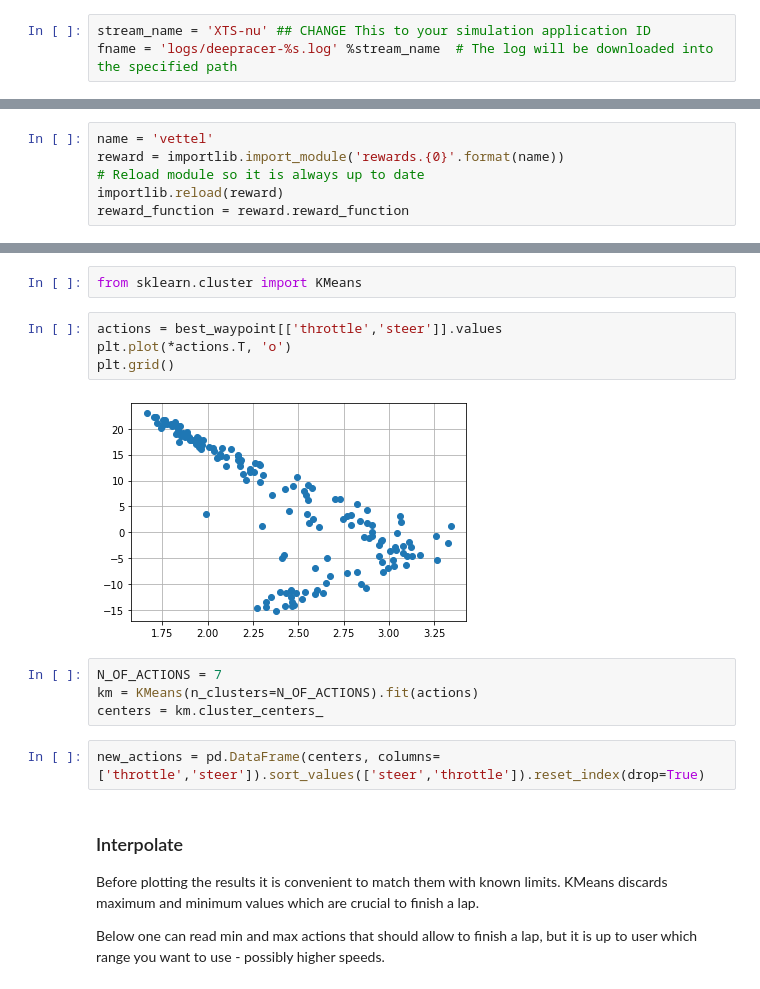
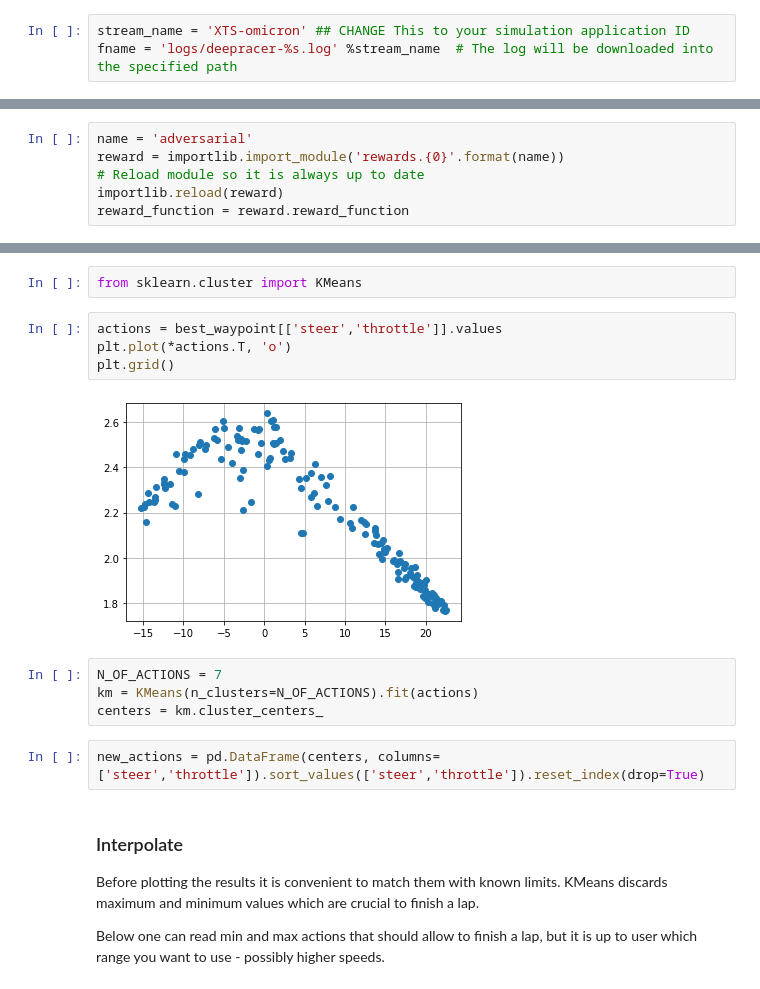
Before and after one commit to Maciej-GBS/dr-gummy, a Jupyter notebook: Essentials_analysis.ipynb, the cells around one changed output, grey strips where cells are left out. Drawn from its saved outputs; the diff is of its cells as text.

```diff
--- a/Essentials_analysis.ipynb
+++ b/Essentials_analysis.ipynb
@@ -90,7 +90,7 @@ plt.grid()
 # %% [markdown]
 ## Load log
 # %%
-stream_name = 'XTS-nu' ## CHANGE This to your simulation application ID
+stream_name = 'XTS-omicron' ## CHANGE This to your simulation application ID
 fname = 'logs/deepracer-%s.log' %stream_name  # The log will be downloaded into the specified path
 # %%
 cw.download_log(fname, stream_prefix=stream_name)  # add force=True if you downloaded the file before but want to repeat
@@ -333,7 +332,7 @@ df['distance_from_center'] = [dist_from_center(r, track.center_line) for _,r in
 # %% [markdown]
 ## Apply different reward
 # %%
-name = 'vettel'
+name = 'adversarial'
 reward = importlib.import_module('rewards.{0}'.format(name))
 # Reload module so it is always up to date
 importlib.reload(reward)
@@ -497,17 +496,17 @@ Try to replace current actions with a better solution. Uses k-means clustering t
 # %%
 from sklearn.cluster import KMeans
 # %%
-actions = best_waypoint[['throttle','steer']].values
+actions = best_waypoint[['steer','throttle']].values
 plt.plot(*actions.T, 'o')
 plt.grid()
 # %% [output]
-[figure, old version]
+[figure, new version]
 # %%
 N_OF_ACTIONS = 7
 km = KMeans(n_clusters=N_OF_ACTIONS).fit(actions)
 centers = km.cluster_centers_
 # %%
-new_actions = pd.DataFrame(centers, columns=['throttle','steer']).sort_values(['steer','throttle']).reset_index(drop=True)
+new_actions = pd.DataFrame(centers, columns=['steer','throttle']).sort_values(['steer','throttle']).reset_index(drop=True)
 # %% [markdown]
 ### Interpolate
 Before plotting the results it is convenient to match them with known limits.
```
Also changed, not shown: parts of 38 cells of this notebook, 1 other file.
